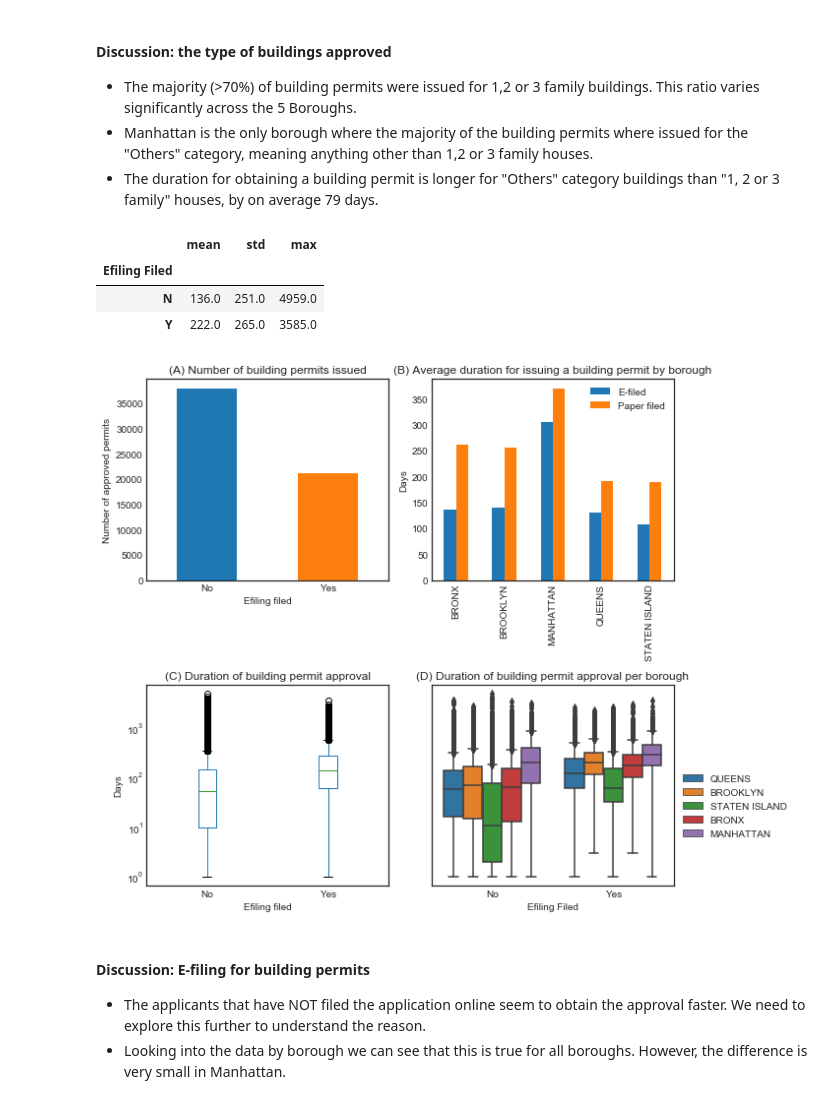
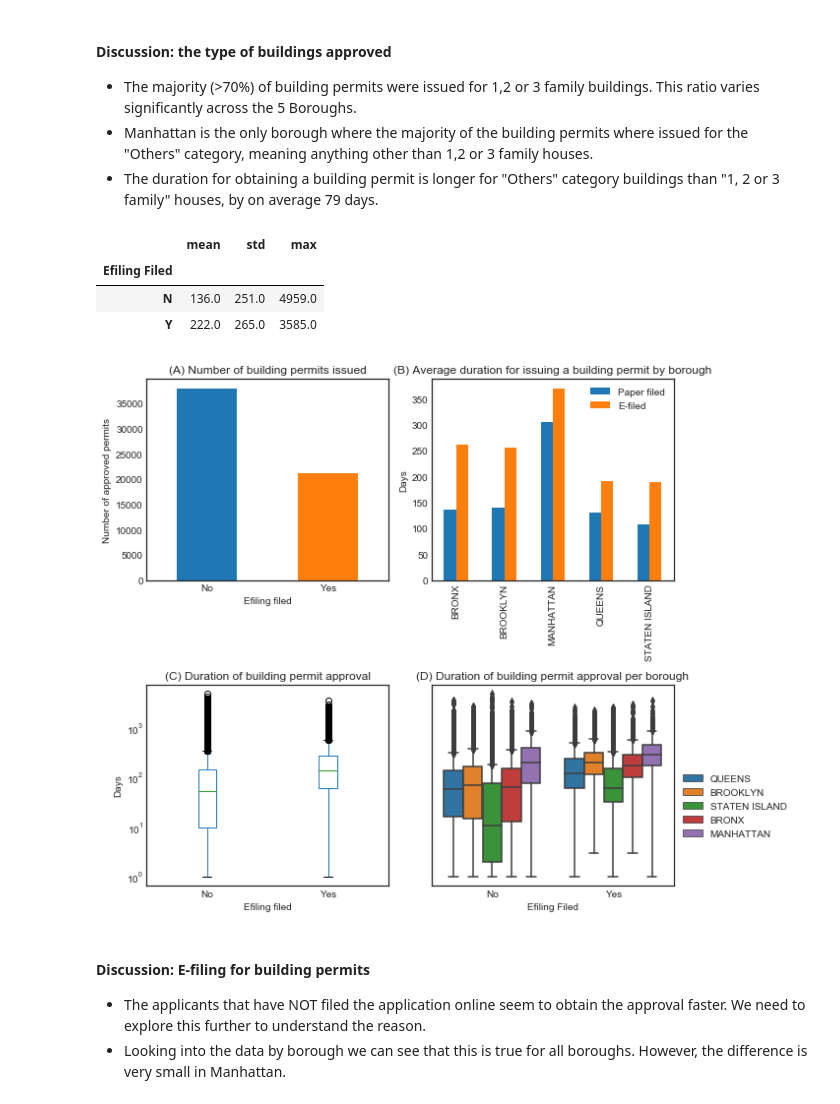
Before and after one commit to anoushavan/Capstone_1, a Jupyter notebook: code/data_story.ipynb, the cells around one changed output. Cells and saved outputs as stored; diff of their text form; code cells hidden in the pictures.

```diff
--- a/code/data_story.ipynb
+++ b/code/data_story.ipynb
@@ -191,40 +191,40 @@ efile_pivot.plot(kind='bar', ax=ax2)
 ax2.set_title('(B) Average duration for issuing a building permit by borough')
 ax2.set_ylabel('Days')
 ax2.set_xlabel('')
-ax2.legend(['E-filed','Paper filed'])
+ax2.legend(['Paper filed', 'E-filed'])
 
 # box plot of the duration of building permit approvals based on efiling.
 ax3 = fig.add_subplot(2,2,3)
 data.boxplot(column=['Duration'], by=['Efiling Filed'], ax=ax3)
 ax3.set_title('(C) Duration of building permit approval')
 ax3.set_ylabel('Days')
 ax3.set_xlabel('Efiling filed')
 ax3.set_xticklabels(['No','Yes'])
 ax3.set_yscale('log')
 plt.suptitle('')
 ax3.grid(False)
 plt.tight_layout()
 
 # box plot of the duration of building permit approvals in each borough based on efiling.
 ax4 = fig.add_subplot(2,2,4, sharey=ax3)
 sns.boxplot(x='Efiling Filed', y='Duration',data=data, hue='Borough', ax=ax4, order=['N','Y'])
 ax4.set_xticklabels(['No','Yes'])
 ax4.set_title('(D) Duration of building permit approval per borough')
 ax4.legend(bbox_to_anchor=(1, 0.6))
 ax4.yaxis.set_visible(False)
 
 plt.tight_layout()
 plt.savefig('/Users/anushavan/Desktop/Study/\
 Data_Science/Springboard/Capstone_1/figs/permits_by_efiling.png', format='png', dpi=150)
 
 pd.DataFrame(data.groupby(['Efiling Filed'])['Duration'].
              describe().loc[:,['mean','std','max']].round())
 # %% [output]
 |  | mean | std | max |
 | Efiling Filed |  |  |  |
 | N | 136.0 | 251.0 | 4959.0 |
 | Y | 222.0 | 265.0 | 3585.0 |
-[figure, old version]
+[figure, new version]
 # %% [markdown]
 #### Discussion: E-filing for building permits
 * The applicants that have NOT filed the application online seem to obtain the approval faster. We need to explore this further to understand the reason.
```
Also changed, not shown: parts of 19 cells of this notebook, 1 other file.
